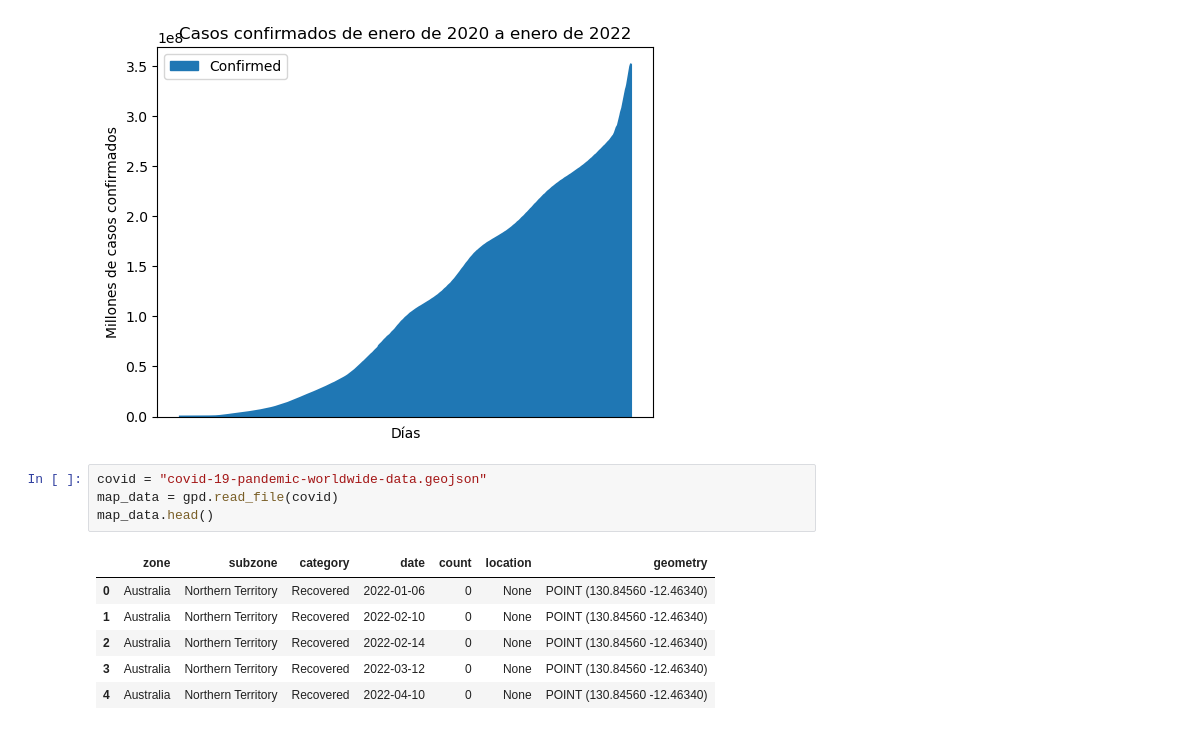
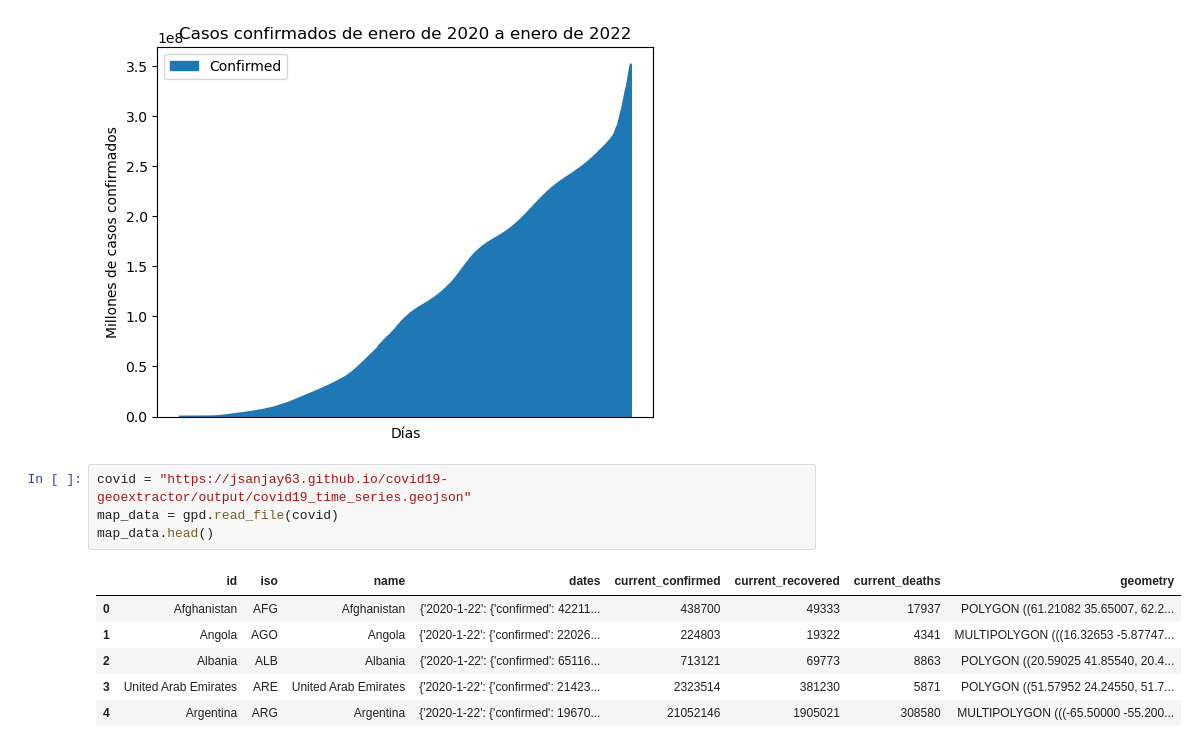
Before and after one commit to froylan579/HDSP, a Jupyter notebook: Actividad 3.3.ipynb, the cells around one changed output. Drawn from its saved outputs; the diff is of its cells as text.

```diff
--- a/Actividad 3.3.ipynb
+++ b/Actividad 3.3.ipynb
@@ -119,15 +123,15 @@ Text(0, 0.5, 'Millones de casos confirmados')
 <Figure size 10000x10000 with 0 Axes>
 [figure]
 # %%
-covid = "covid-19-pandemic-worldwide-data.geojson"
+covid = "https://jsanjay63.github.io/covid19-geoextractor/output/covid19_time_series.geojson"
 map_data = gpd.read_file(covid)
 map_data.head()
 # %% [output]
-|  | zone | subzone | category | date | count | location | geometry |
-| 0 | Australia | Northern Territory | Recovered | 2022-01-06 | 0 | None | POINT (130.84560 -12.46340) |
-| 1 | Australia | Northern Territory | Recovered | 2022-02-10 | 0 | None | POINT (130.84560 -12.46340) |
-| 2 | Australia | Northern Territory | Recovered | 2022-02-14 | 0 | None | POINT (130.84560 -12.46340) |
-| 3 | Australia | Northern Territory | Recovered | 2022-03-12 | 0 | None | POINT (130.84560 -12.46340) |
-| 4 | Australia | Northern Territory | Recovered | 2022-04-10 | 0 | None | POINT (130.84560 -12.46340) |
+|  | id | iso | name | dates | current_confirmed | current_recovered | current_deaths | geometry |
+| 0 | Afghanistan | AFG | Afghanistan | {'2020-1-22': {'confirmed': 42211... | 438700 | 49333 | 17937 | POLYGON ((61.21082 35.65007, 62.2... |
+| 1 | Angola | AGO | Angola | {'2020-1-22': {'confirmed': 22026... | 224803 | 19322 | 4341 | MULTIPOLYGON (((16.32653 -5.87747... |
+| 2 | Albania | ALB | Albania | {'2020-1-22': {'confirmed': 65116... | 713121 | 69773 | 8863 | POLYGON ((20.59025 41.85540, 20.4... |
+| 3 | United Arab Emirates | ARE | United Arab Emirates | {'2020-1-22': {'confirmed': 21423... | 2323514 | 381230 | 5871 | POLYGON ((51.57952 24.24550, 51.7... |
+| 4 | Argentina | ARG | Argentina | {'2020-1-22': {'confirmed': 19670... | 21052146 | 1905021 | 308580 | MULTIPOLYGON (((-65.50000 -55.200... |
 # %%
 fig, ax = plt.subplots(figsize=(10, 10))
```
Also changed, not shown: parts of 3 cells of this notebook.
